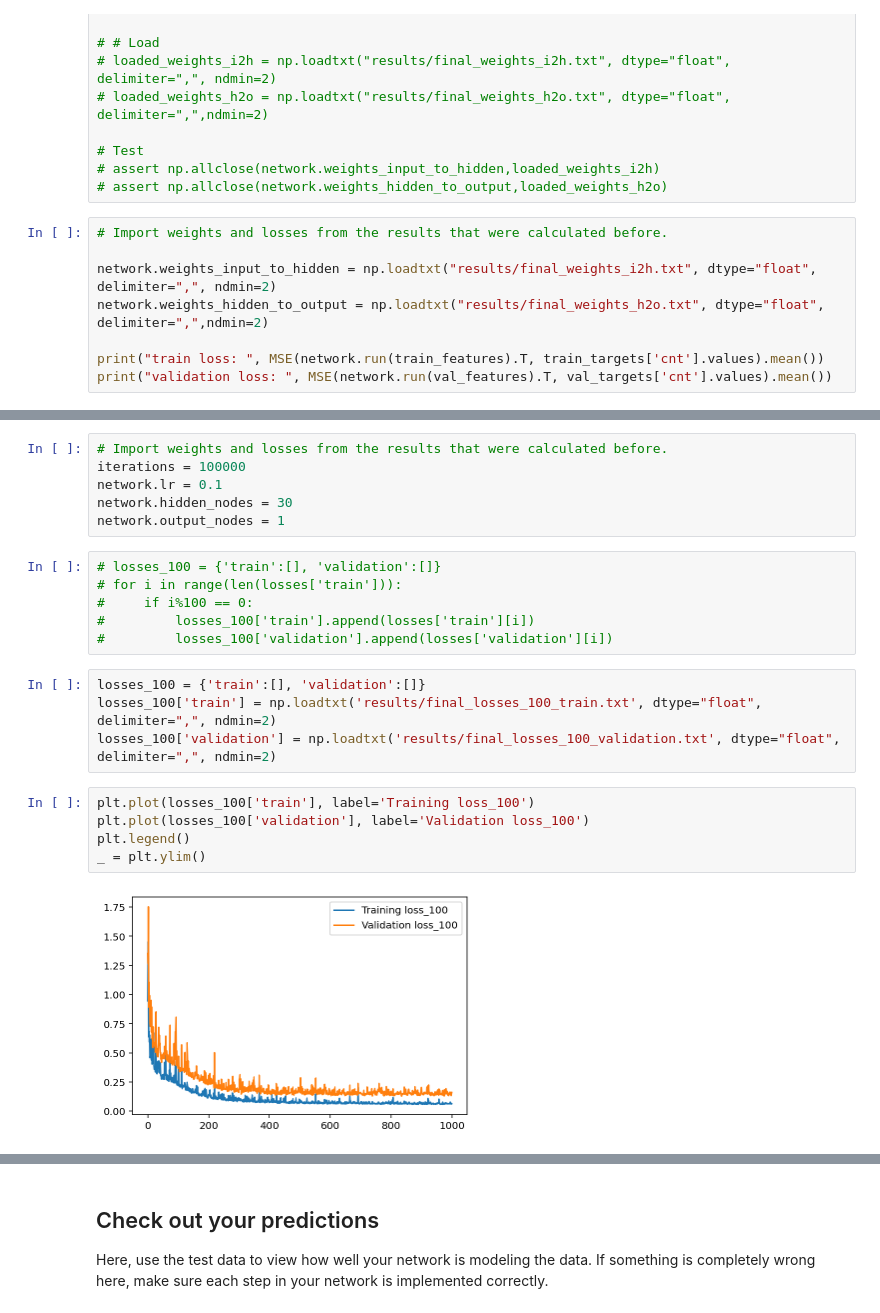
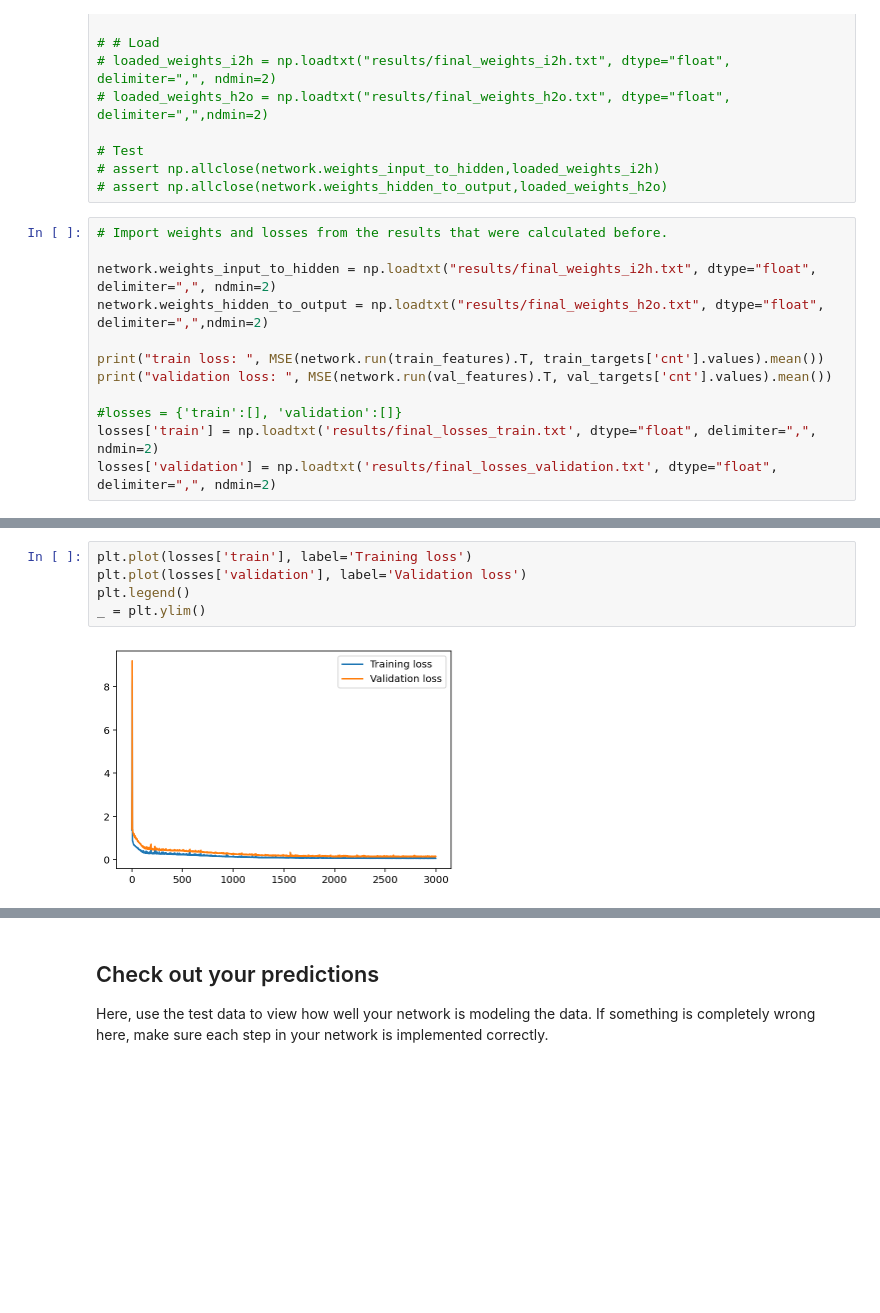
Before and after one commit to joonr7/deep-learning-v2-pytorch, a Jupyter notebook: project-bikesharing/Predicting_bike_sharing_data.ipynb, the cells around one changed output, grey strips where cells are left out. Saved outputs shown, nothing was run; the diff lists cells and outputs as text; blank space fills up the shorter version.

```diff
--- a/project-bikesharing/Predicting_bike_sharing_data.ipynb
+++ b/project-bikesharing/Predicting_bike_sharing_data.ipynb
@@ -335,4 +327,8 @@ network.weights_hidden_to_output = np.loadtxt("results/final_weights_h2o.txt", d
 
 print("train loss: ", MSE(network.run(train_features).T, train_targets['cnt'].values).mean())
 print("validation loss: ", MSE(network.run(val_features).T, val_targets['cnt'].values).mean())
+
+#losses = {'train':[], 'validation':[]}
+losses['train'] = np.loadtxt('results/final_losses_train.txt', dtype="float", delimiter=",", ndmin=2)
+losses['validation'] = np.loadtxt('results/final_losses_validation.txt', dtype="float", delimiter=",", ndmin=2)
 # %% [output]
@@ -341,26 +337,10 @@ validation loss:  0.15017419168982227
-# %%
-# Import weights and losses from the results that were calculated before.
-iterations = 100000
-network.lr = 0.1
-network.hidden_nodes = 30
-network.output_nodes = 1
-# %%
-# losses_100 = {'train':[], 'validation':[]}
-# for i in range(len(losses['train'])):
-#     if i%100 == 0:
-#         losses_100['train'].append(losses['train'][i])
-#         losses_100['validation'].append(losses['validation'][i])
-# %%
-losses_100 = {'train':[], 'validation':[]}
-losses_100['train'] = np.loadtxt('results/final_losses_100_train.txt', dtype="float", delimiter=",", ndmin=2)
-losses_100['validation'] = np.loadtxt('results/final_losses_100_validation.txt', dtype="float", delimiter=",", ndmin=2)
 # %%
-plt.plot(losses_100['train'], label='Training loss_100')
-plt.plot(losses_100['validation'], label='Validation loss_100')
+plt.plot(losses['train'], label='Training loss')
+plt.plot(losses['validation'], label='Validation loss')
 plt.legend()
 _ = plt.ylim()
 # %% [output]
-[figure, old version]
+[figure, new version]
 # %%
 train_loss = MSE(network.run(train_features).T, train_targets['cnt'].values).mean()
 val_loss = MSE(network.run(val_features).T, val_targets['cnt'].values).mean()
```
Also changed, not shown: parts of 8 cells of this notebook, 6 other files.
